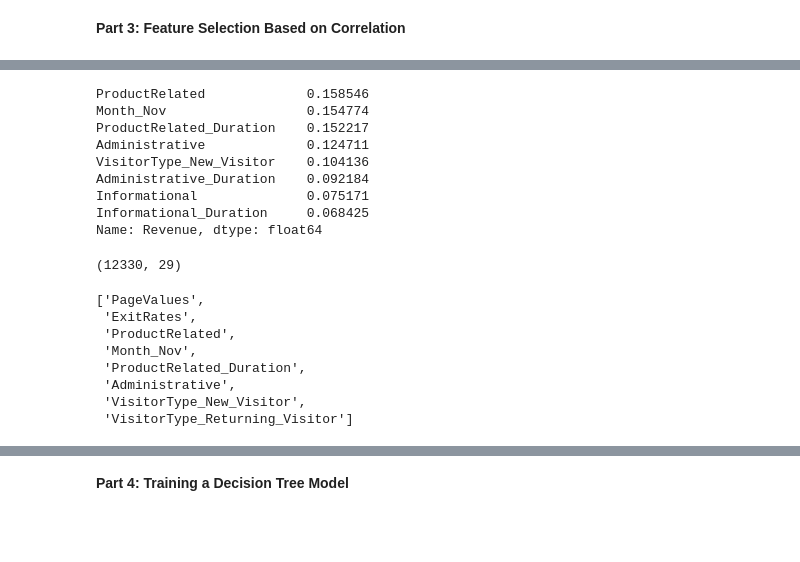
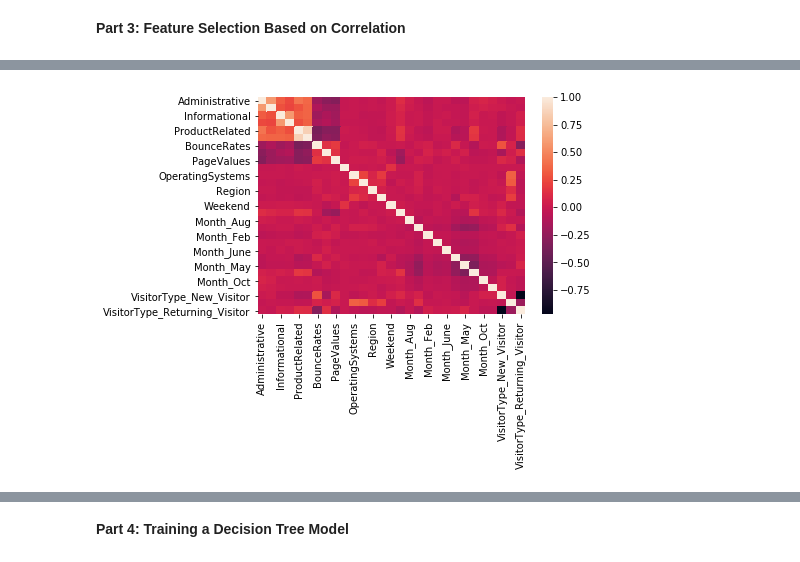
Before and after one commit to dennislamcv1/UPennData, a Jupyter notebook: Intro to Predictive Analytics Using Python/Graded_Assignment.ipynb, the cells around one changed output, grey strips where cells are left out. Saved outputs shown, nothing was run; the diff lists cells and outputs as text; code cells hidden in the pictures; blank space fills up the shorter version.

```diff
--- a/Intro to Predictive Analytics Using Python/Graded_Assignment.ipynb
+++ b/Intro to Predictive Analytics Using Python/Graded_Assignment.ipynb
@@ -517,16 +339,0 @@ Name: Revenue, dtype: float64
-# %%
-revenue_corr[1:9]
-# %% [output]
-ProductRelated             0.158546
-Month_Nov                  0.154774
-ProductRelated_Duration    0.152217
-Administrative             0.124711
-VisitorType_New_Visitor    0.104136
-Administrative_Duration    0.092184
-Informational              0.075171
-Informational_Duration     0.068425
-Name: Revenue, dtype: float64
-# %%
-shoppers_df.shape
-# %% [output]
-(12330, 29)
@@ -536,11 +340,5 @@ top_features = ['PageValues', 'ExitRates', 'ProductRelated', 'Month_Nov', 'Produ
-# %%
-top_features
-# %% [output]
-['PageValues',
- 'ExitRates',
- 'ProductRelated',
- 'Month_Nov',
- 'ProductRelated_Duration',
- 'Administrative',
- 'VisitorType_New_Visitor',
- 'VisitorType_Returning_Visitor']
+# %%
+sns.heatmap(correlation_matrix)
+plt.show()
+# %% [output]
+[figure, added]
```
Also changed, not shown: parts of 61 cells of this notebook, 10 other files.
